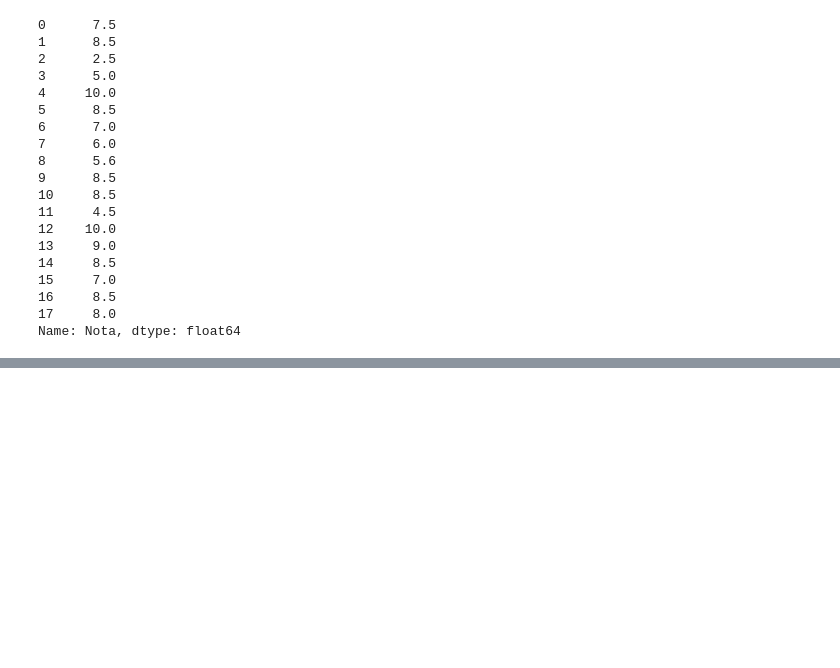
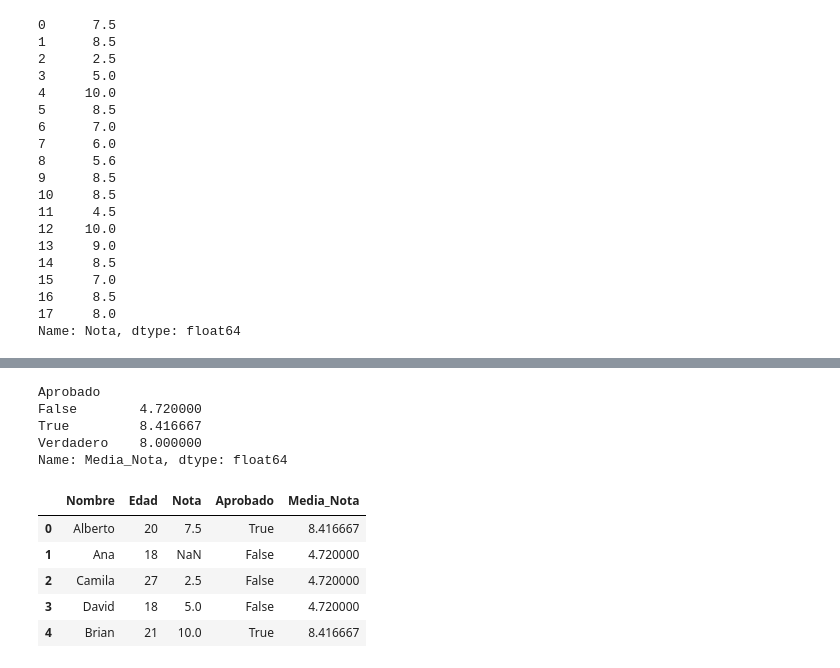
Before and after one commit to LejImkoaj/iniciando-pandas, a Jupyter notebook: df-practica.ipynb, the cells around one changed output, grey strips where cells are left out. Drawn from its saved outputs; the diff is of its cells as text; code cells hidden in the pictures; blank space fills up the shorter version.

```diff
--- a/df-practica.ipynb
+++ b/df-practica.ipynb
@@ -206,0 +259,20 @@ dtype: int64
+# %%
+df_group = df.groupby('Aprobado')['Nota'].mean()  # Calcula la media de 'Nota' agrupada por 'Aprobado'
+df_group.name = 'Media_Nota'
+df_group
+# %% [output]
+Aprobado
+False        4.720000
+True         8.416667
+Verdadero    8.000000
+Name: Media_Nota, dtype: float64
+# %%
+df_join = df.join(df_group, on=['Aprobado'], how='inner')  # Une el DataFrame original con el DataFrame agrupado
+df_join.head()
+# %% [output]
+|  | Nombre | Edad | Nota | Aprobado | Media_Nota |
+| 0 | Alberto | 20 | 7.5 | True | 8.416667 |
+| 1 | Ana | 18 | NaN | False | 4.720000 |
+| 2 | Camila | 27 | 2.5 | False | 4.720000 |
+| 3 | David | 18 | 5.0 | False | 4.720000 |
+| 4 | Brian | 21 | 10.0 | True | 8.416667 |
```
Also changed, not shown: parts of 6 cells of this notebook.
